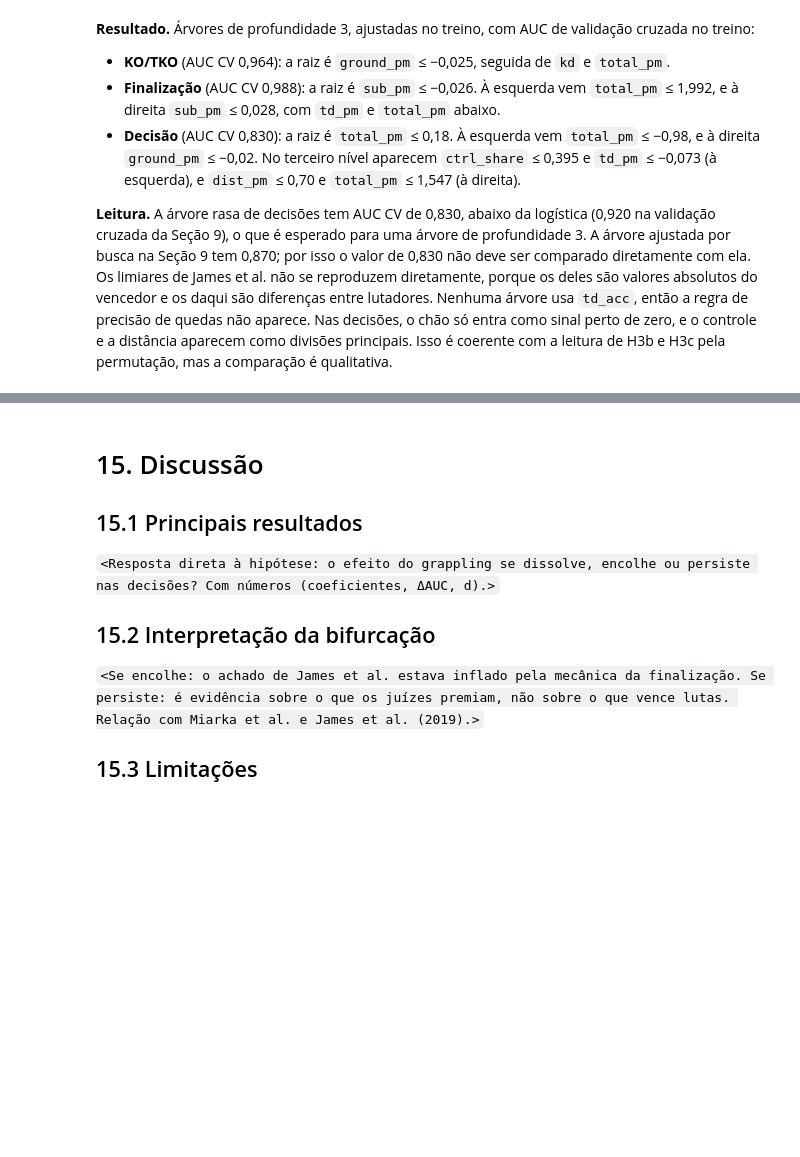
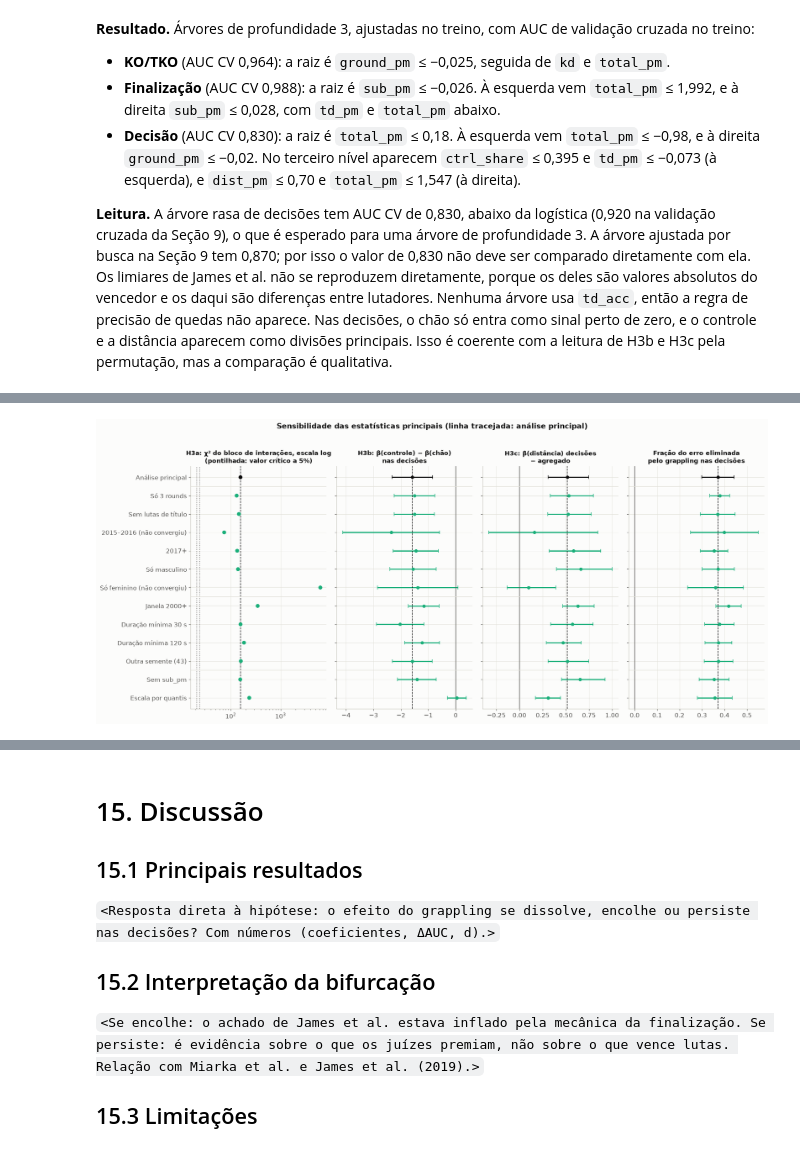
Before and after one commit to phprestes/UFC-Grappling-Decisao, a Jupyter notebook: UFC_Grappling_Decisao.ipynb, the cells around one changed output, grey strips where cells are left out. Saved outputs shown, nothing was run; the diff lists cells and outputs as text; code cells hidden in the pictures; blank space fills up the shorter version.

```diff
--- a/UFC_Grappling_Decisao.ipynb
+++ b/UFC_Grappling_Decisao.ipynb
@@ -2655,10 +2650,8 @@ sns.heatmap(parc, annot=True, fmt=".2f", cmap="Blues", linewidths=0.4, linecolor
 ax.set_title("Parcela da importância por permutação (validação cruzada do treino)")
 ax.set_ylabel("")
 ax.set_yticklabels([ROTULOS_ATRIB.get(k, k) for k in ATRIBUTOS], rotation=0)
-ax.set_facecolor(COR_FUNDO)
-fig.patch.set_facecolor(COR_FUNDO)
 fig.tight_layout()
-salvar(fig, "fig16_importancia_permutacao_final")
+salvar(fig, "fig25_importancia_permutacao_final")
 plt.show()
 # %% [output]
 |  | KO/TKO | Finalização | Decisão | Agregado |
@@ -2722,16 +2715,16 @@ fig, axes = plt.subplots(1, 3, figsize=(22, 7))
 for ax, c in zip(axes, ESTRATOS):
     Xtr, ytr = matriz(treino, c)
     arvore = DecisionTreeClassifier(max_depth=3, min_samples_leaf=10, random_state=SEED)
-    auc_cv = cross_validate(arvore, Xtr, ytr, cv=CV_BUSCA, scoring="roc_auc")["test_score"].mean()
+    auc_arvore = cross_validate(arvore, Xtr, ytr, cv=CV_BUSCA, scoring="roc_auc")["test_score"].mean()
     arvore.fit(Xtr, ytr)
     plot_tree(arvore, feature_names=ATRIBUTOS, class_names=["perdeu", "venceu"],
               filled=True, impurity=False, ax=ax, fontsize=8)
-    ax.set_title(f"{c}: AUC CV no treino = {auc_cv:.3f}")
+    ax.set_title(f"{c}: AUC CV no treino = {auc_arvore:.3f}")
     limiares = sorted({(ATRIBUTOS[f], round(float(t), 3))
                        for f, t in zip(arvore.tree_.feature, arvore.tree_.threshold) if f >= 0})
-    print(f"{c}: AUC CV no treino = {auc_cv:.3f}; limiares usados = {limiares}")
+    print(f"{c}: AUC CV no treino = {auc_arvore:.3f}; limiares usados = {limiares}")
 fig.tight_layout()
-salvar(fig, "fig17_arvores_por_estrato")
+salvar(fig, "fig26_arvores_por_estrato")
 plt.show()
 # %% [output]
 KO/TKO: AUC CV no treino = 0.964; limiares usados = [('ground_pm', -0.025), ('ground_pm', 0.966), ('kd', -0.5), ('kd', 0.5), ('total_pm', -2.547), ('total_pm', -2.477), ('total_pm', 3.392)]
@@ -2774,0 +2940,32 @@ Análise **exploratória**, sem reivindicar novidade (o tema é coberto por Lats
+# %%
+PAINEIS_SENS = [("H3a χ²", None, "H3a: χ² do bloco de interações, escala log\n(pontilhada: valor crítico a 5%)"),
+                ("H3b", "H3b", "H3b: β(controle) − β(chão)\nnas decisões"),
+                ("H3c", "H3c", "H3c: β(distância) decisões\n− agregado"),
+                ("Fração grappling", "Fração grappling", "Fração do erro eliminada\npelo grappling nas decisões")]
+fig, axes = plt.subplots(1, 4, figsize=(17, 0.42 * len(sens) + 2), sharey=True)
+pos_y = np.arange(len(sens))
+principal = sens.iloc[0]
+for ax, (col, ic, titulo) in zip(axes, PAINEIS_SENS):
+    cores = np.where(sens["tipo"] == "Principal", COR_TEXTO, COR_ESTRATO["Decisão"])
+    if ic is None:
+        ax.scatter(sens[col], pos_y, color=cores, zorder=3)
+        for gl in sens["H3a gl"].unique():
+            ax.axvline(stats.chi2.ppf(0.95, gl), color=COR_TEXTO_2, linestyle=":", linewidth=1)
+        ax.set_xscale("log")  # o χ² de "Só feminino" (sem convergência) é ordens de grandeza maior
+    else:
+        for k, r in sens.iterrows():
+            ax.errorbar(r[col], k, xerr=[[r[col] - r[f"{ic} inf"]], [r[f"{ic} sup"] - r[col]]], fmt="o",
+                        color=cores[k], capsize=3, markersize=5)
+        ax.axvline(0, color=COR_TEXTO_2, linewidth=1)
+    ax.axvline(principal[col], color=COR_TEXTO, linestyle="--", linewidth=1)
+    for k in np.flatnonzero(sens["tipo"].ne(sens["tipo"].shift()).to_numpy()[1:]) + 1:
+        ax.axhline(k - 0.5, color=COR_GRADE, linewidth=1)
+    ax.set_title(titulo, fontsize=11)
+axes[0].set_yticks(pos_y, [f"{v}{'' if c else ' (não convergiu)'}" for v, c in zip(sens["variante"], sens["convergiu"])])
+axes[0].invert_yaxis()
+fig.suptitle("Sensibilidade das estatísticas principais (linha tracejada: análise principal)", fontweight="bold", y=1.02)
+fig.tight_layout()
+salvar(fig, "fig27_sensibilidade")
+plt.show()
+# %% [output]
+[figure, added]
```
Also changed, not shown: parts of 31 cells of this notebook, 16 other files.
